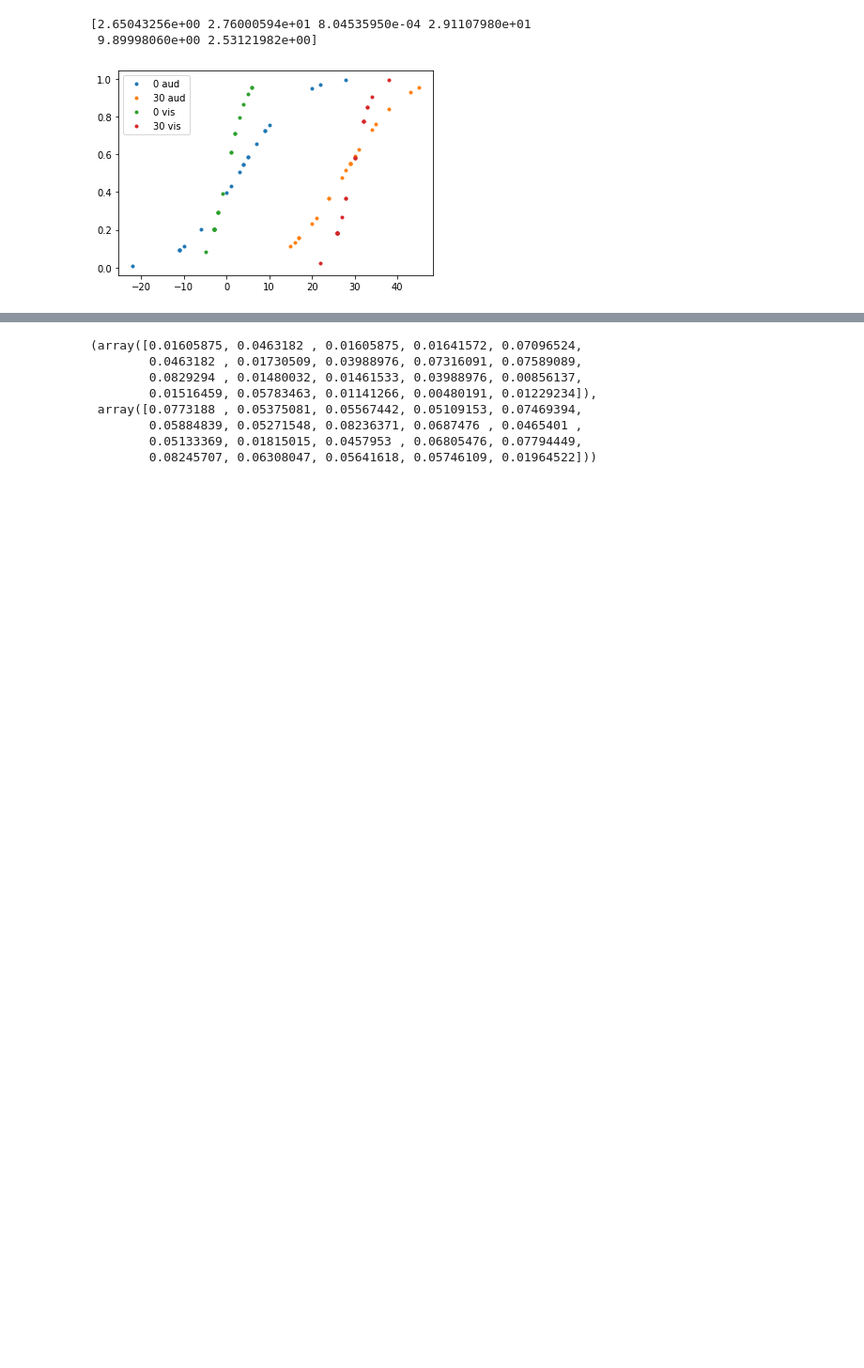
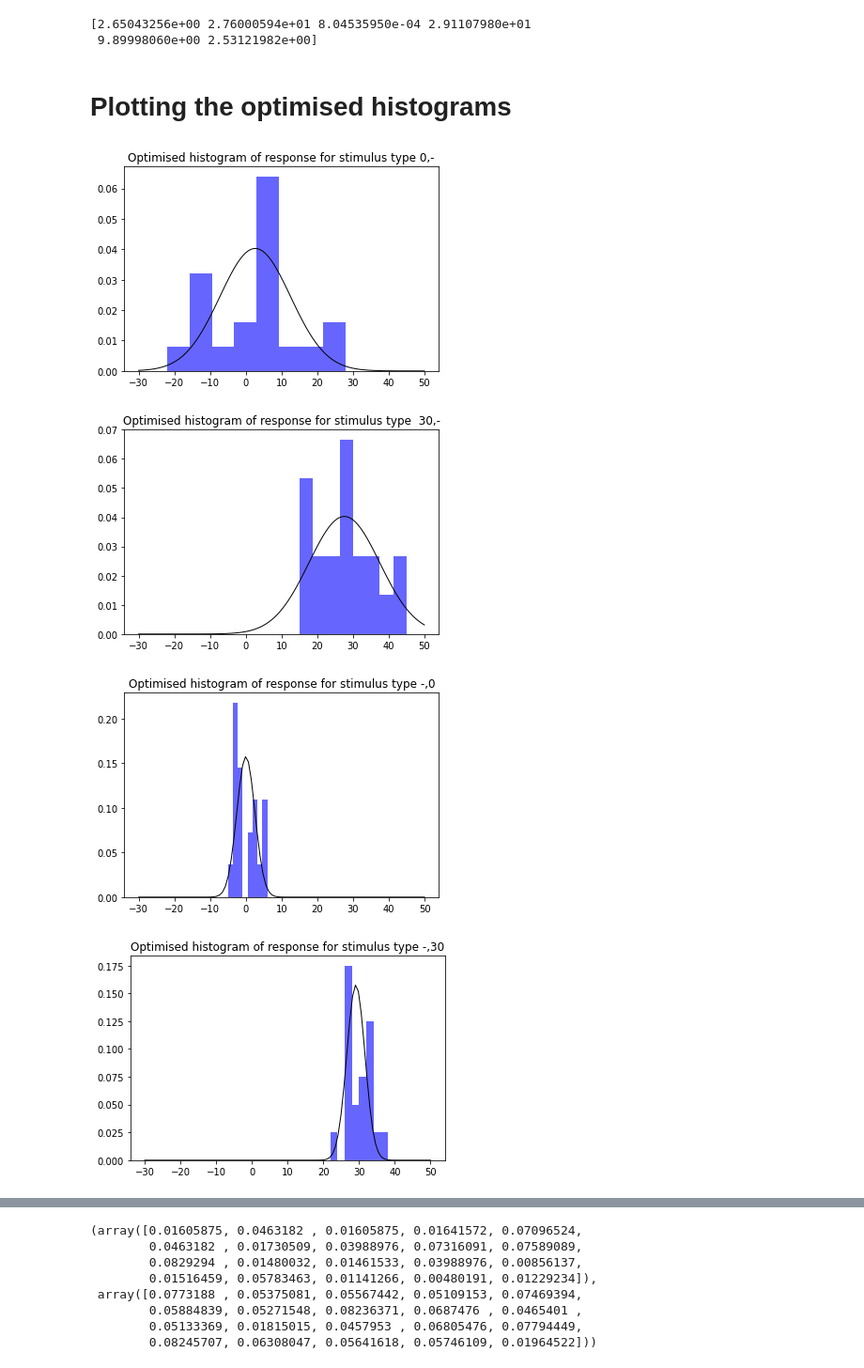
Before and after one commit to s180820/CogMod3, a Jupyter notebook: initial_notebook.ipynb, the cells around one changed output, grey strips where cells are left out. Shown: that part at 94% size. Saved outputs shown, nothing was run; the diff lists cells and outputs as text; code cells hidden in the pictures; blank space fills up the shorter version.

Commit message:
histograms of the optimised and initial crossvali

```diff
--- a/initial_notebook.ipynb
+++ b/initial_notebook.ipynb
@@ -213,14 +210,46 @@ optimised_sigma_av = combined_distributions(first_4_optimised, optimised_sigma_a
-# %%
-gaus_0_aud = norm.pdf(data[0], means[0], sigma_a_ini)
-gaus_30_aud = norm.pdf(data[1], means[1], sigma_a_ini)
-gaus_0_vis = norm.pdf(data[2], means[2], sigma_v_ini)
-gaus_30_vis = norm.pdf(data[3], means[3], sigma_v_ini)
-
-plt.plot(data[0], gaus_0_aud, '.', linewidth=1, label='0 aud')
-plt.plot(data[1], gaus_30_aud, '.', linewidth=1, label='30 aud')
-plt.plot(data[2], gaus_0_vis, '.', linewidth=1, label='0 vis')
-plt.plot(data[3], gaus_30_vis, '.', linewidth=1, label='30 vis')
-plt.legend()
-plt.show()
-# %% [output]
-[figure, removed]
+# %% [markdown]
+# Plotting the optimised histograms
+# %%
+def plot_optimised_model(data, first_4_optimised, last_4_optimised, optimised_sigma_a, optimised_sigma_v, optimised_sigma_av):
+
+
+
+    liste = ['0,-',' 30,-', '-,0' ,'-,30',' 0,0', '0,30', '30,0' ,'30,30']
+    for i in range(4):
+        plt.hist(data[i], bins=8, density=True, alpha=0.6, color='b')
+        plt.title('Optimised histogram of response for stimulus type {}'.format([i for i in liste][i]))
+
+    # Plot the PDF.
+        xmin, xmax = (-30, 50)
+        x = np.linspace(xmin, xmax, 100)
+        if i < 2:
+            p = norm.pdf(x, first_4_optimised[i], optimised_sigma_a)
+            plt.plot(x, p, 'k', linewidth=1)
+            plt.savefig('opt_histogram_{}.png'.format([i for i in liste][i]))
+
+            plt.show()
+        else:
+            p = norm.pdf(x, first_4_optimised[i], optimised_sigma_v)
+            plt.plot(x, p, 'k', linewidth=1)
+            plt.savefig('opt_histogram_{}.png'.format([i for i in liste][i]))
+            plt.show()
+
+
+    for i in range(4):
+        plt.hist(data[i+4], bins=8, density=True, alpha=0.6, color='b')
+        plt.title('Optimised histogram of response for stimulus type {}'.format([i for i in liste][i+4]))
+
+    # Plot the PDF.
+        xmin, xmax = (-30, 50)
+        x = np.linspace(xmin, xmax, 100)
+        p = norm.pdf(x, last_4_optimised[i], optimised_sigma_av)
+        plt.plot(x, p, 'k', linewidth=1)
+        plt.savefig('opt_histogram_{}.png'.format([i for i in liste][i+4]))
+        plt.show()
+
+plot_optimised_model(data, first_4_optimised, last_4_optimised, optimised_sigma_a, optimised_sigma_v, optimised_sigma_av)
+# %% [output]
+[figure, added]
+[figure, added]
+[figure, added]
+[figure, added]
```
Also changed, not shown: parts of 3 cells of this notebook, 8 other files.
